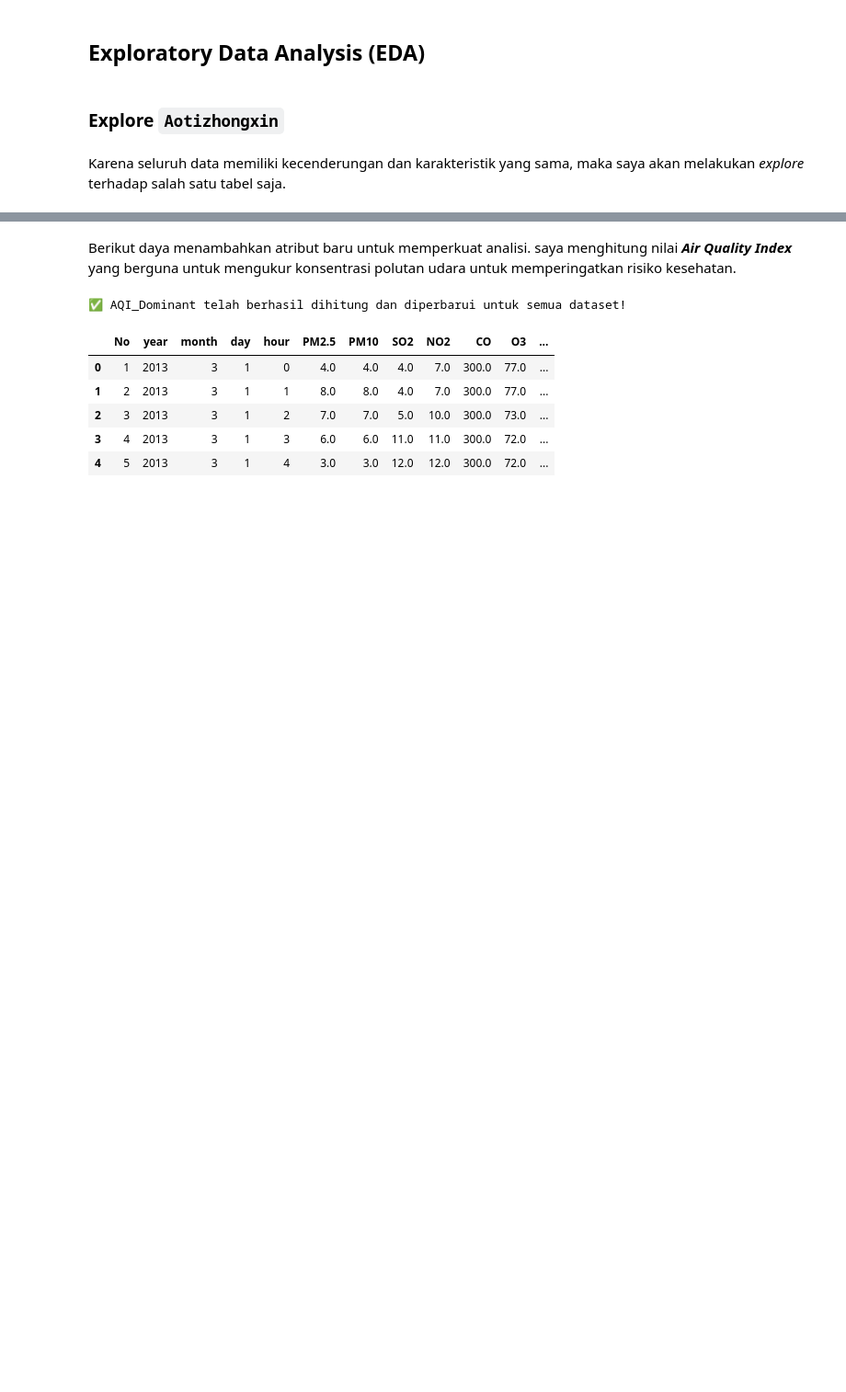
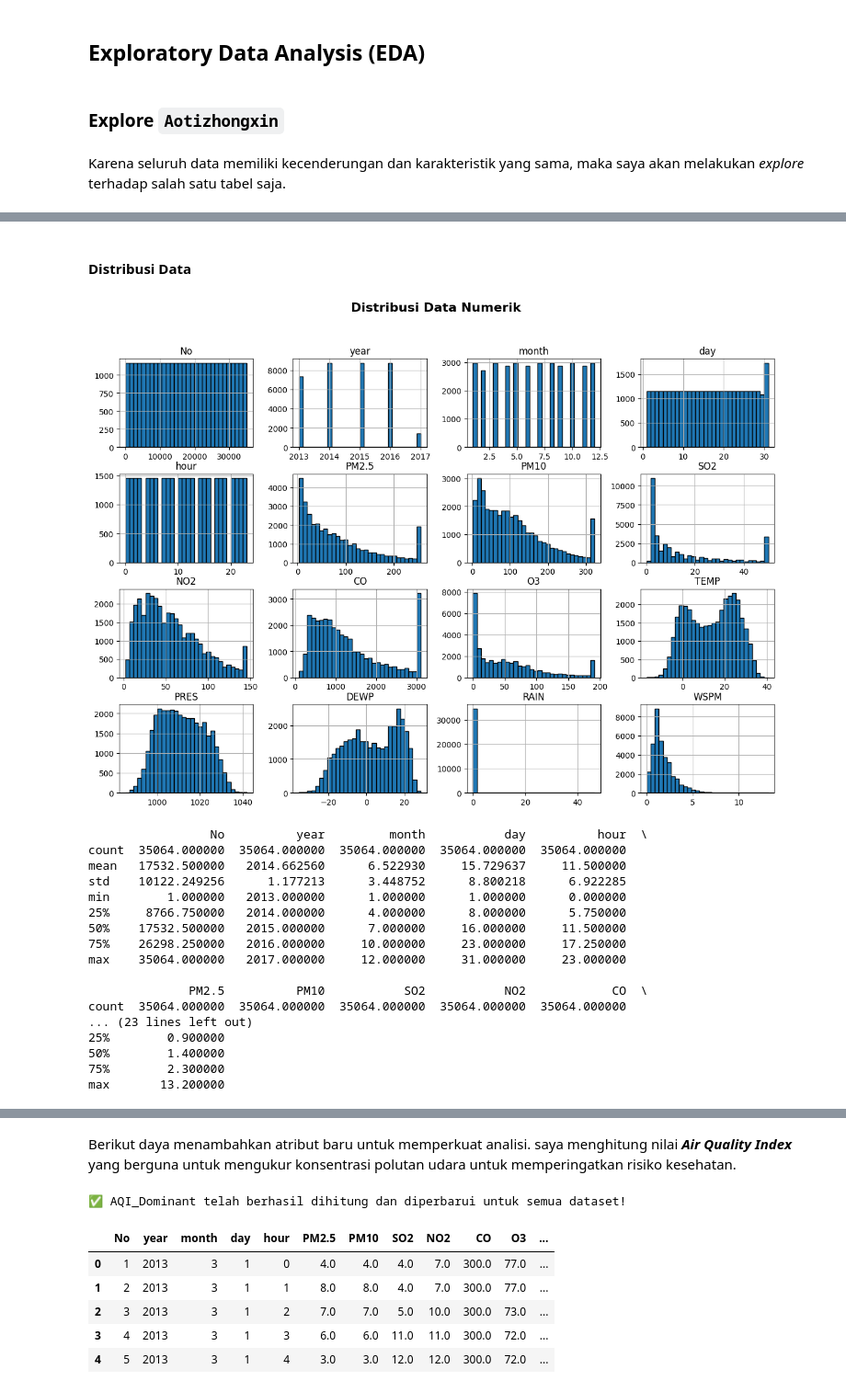
Before and after one commit to jijiau/Dicoding-Analisis-Data, a Jupyter notebook: notebook.ipynb, the cells around one changed output, grey strips where cells are left out. Shown at 92% size. Saved outputs shown, nothing was run; the diff lists cells and outputs as text; code cells hidden in the pictures; blank space fills up the shorter version.

```diff
--- a/notebook.ipynb
+++ b/notebook.ipynb
@@ -407,0 +393,31 @@ Aotizhongxin.describe(include="all")
+# %% [markdown]
+#### **Distribusi Data**
+# %%
+numeric_cols = df.select_dtypes(include=['number']).columns
+
+# Menampilkan histogram untuk distribusi data numerik
+df[numeric_cols].hist(figsize=(15, 10), bins=30, edgecolor='black')
+plt.suptitle("Distribusi Data Numerik", fontsize=16, fontweight="bold")
+plt.show()
+
+# Ringkasan statistik deskriptif
+print(df[numeric_cols].describe())
+# %% [output]
+[figure, added]
+                 No          year         month           day          hour  \
+count  35064.000000  35064.000000  35064.000000  35064.000000  35064.000000
+mean   17532.500000   2014.662560      6.522930     15.729637     11.500000
+std    10122.249256      1.177213      3.448752      8.800218      6.922285
+min        1.000000   2013.000000      1.000000      1.000000      0.000000
+25%     8766.750000   2014.000000      4.000000      8.000000      5.750000
+50%    17532.500000   2015.000000      7.000000     16.000000     11.500000
+75%    26298.250000   2016.000000     10.000000     23.000000     17.250000
+max    35064.000000   2017.000000     12.000000     31.000000     23.000000
+
+              PM2.5          PM10           SO2           NO2            CO  \
+count  35064.000000  35064.000000  35064.000000  35064.000000  35064.000000
+... (23 lines left out)
+25%        0.900000
+50%        1.400000
+75%        2.300000
+max       13.200000
```
Also changed, not shown: parts of 13 cells of this notebook, 1 other file.
